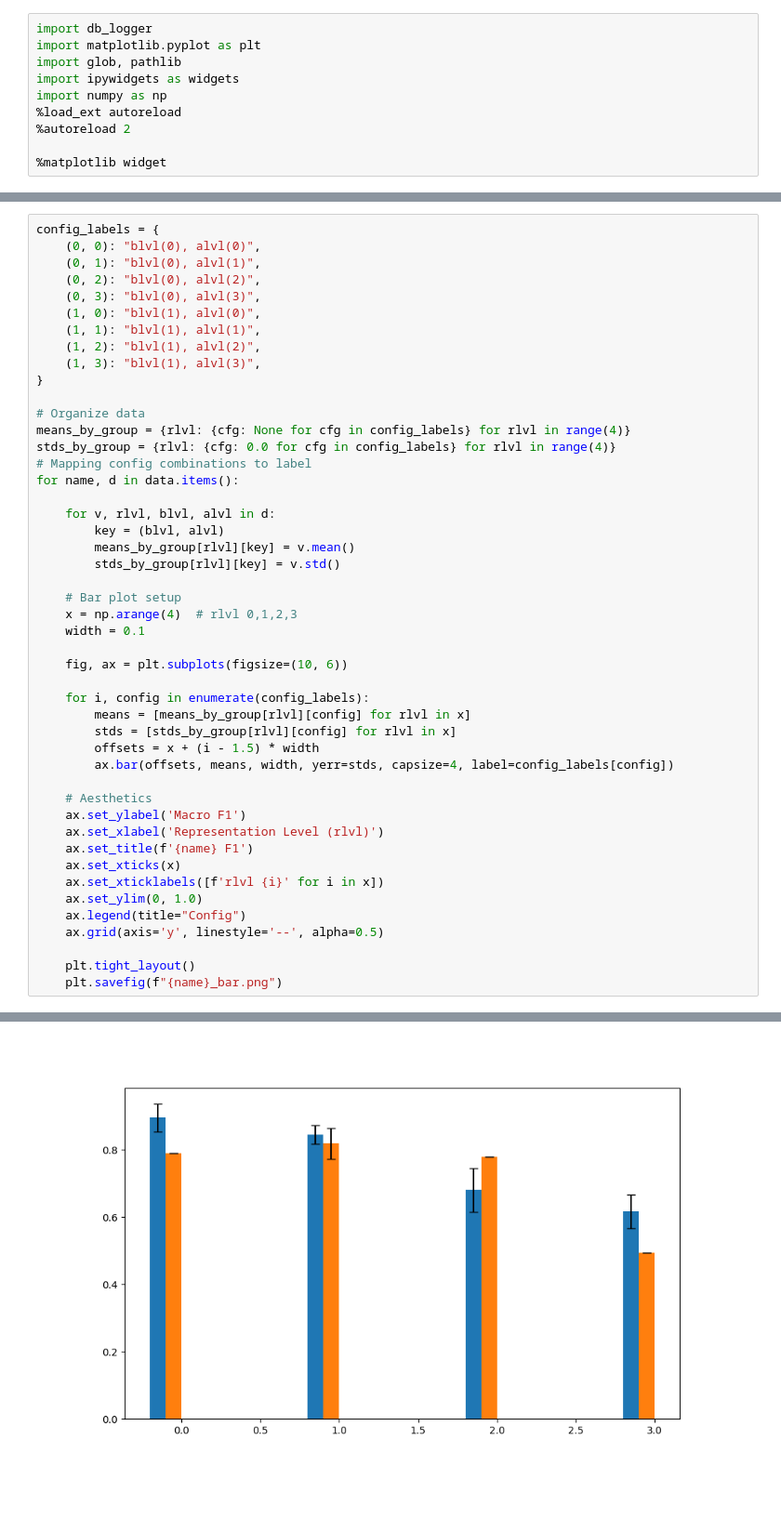
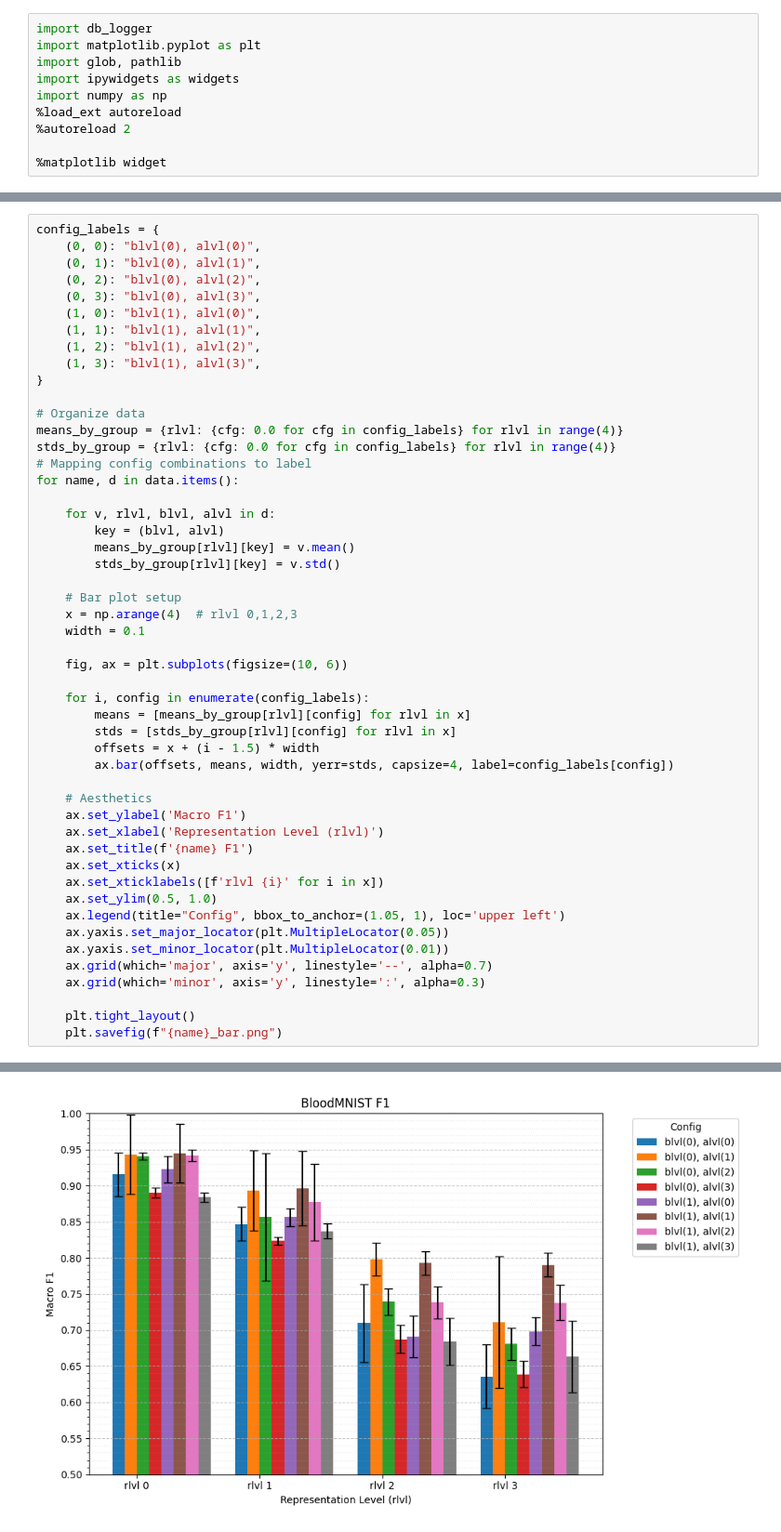
Before and after one commit to Arty-Facts/gan_sampling_classification, a Jupyter notebook: viz_ldb.ipynb, the cells around one changed output, grey strips where cells are left out. Shown at 93% size. Cells and saved outputs as stored; diff of their text form; blank space fills up the shorter version.

```diff
--- a/viz_ldb.ipynb
+++ b/viz_ldb.ipynb
@@ -138,7 +129,7 @@ config_labels = {
 }
 
 # Organize data
-means_by_group = {rlvl: {cfg: None for cfg in config_labels} for rlvl in range(4)}
+means_by_group = {rlvl: {cfg: 0.0 for cfg in config_labels} for rlvl in range(4)}
 stds_by_group = {rlvl: {cfg: 0.0 for cfg in config_labels} for rlvl in range(4)}
 # Mapping config combinations to label
 for name, d in data.items():
@@ -166,9 +157,12 @@ for name, d in data.items():
     ax.set_title(f'{name} F1')
     ax.set_xticks(x)
     ax.set_xticklabels([f'rlvl {i}' for i in x])
-    ax.set_ylim(0, 1.0)
-    ax.legend(title="Config")
-    ax.grid(axis='y', linestyle='--', alpha=0.5)
+    ax.set_ylim(0.5, 1.0)
+    ax.legend(title="Config", bbox_to_anchor=(1.05, 1), loc='upper left')
+    ax.yaxis.set_major_locator(plt.MultipleLocator(0.05))
+    ax.yaxis.set_minor_locator(plt.MultipleLocator(0.01))
+    ax.grid(which='major', axis='y', linestyle='--', alpha=0.7)
+    ax.grid(which='minor', axis='y', linestyle=':', alpha=0.3)
 
     plt.tight_layout()
     plt.savefig(f"{name}_bar.png")
@@ -177 +170 @@ TypeError: unsupported operand type(s) for +: 'int' and 'NoneType'
-[figure, old version]
+[figure, new version]
```
Also changed, not shown: parts of 5 cells of this notebook, 4 other files.
